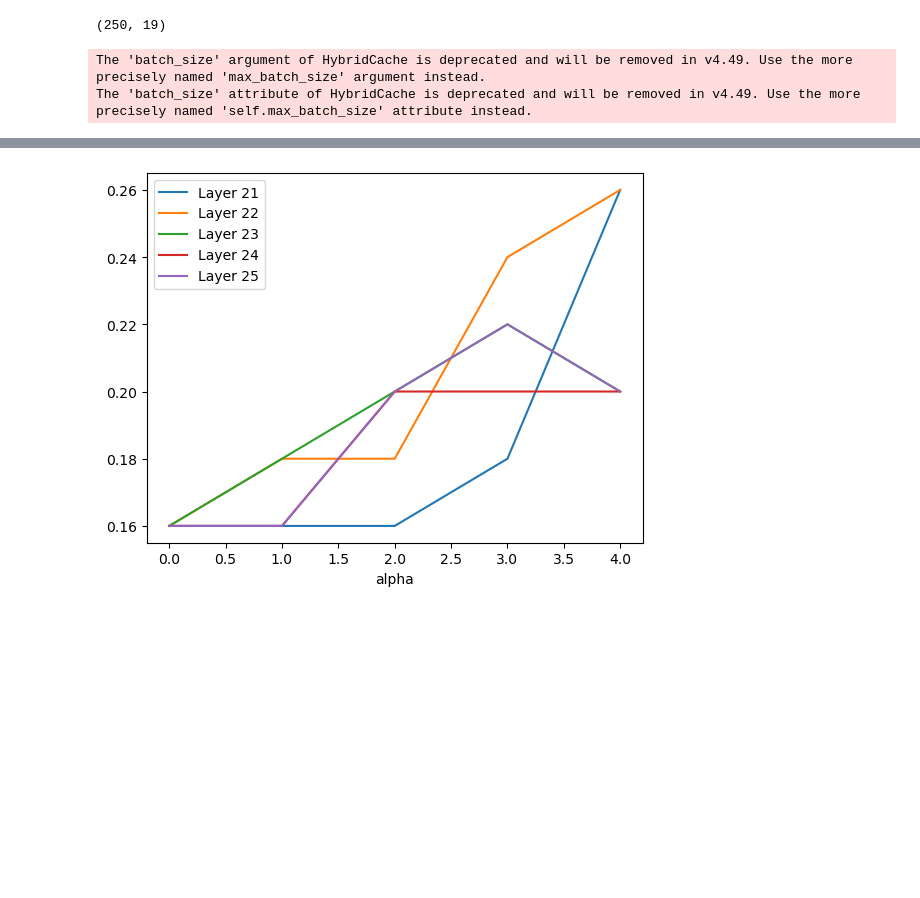
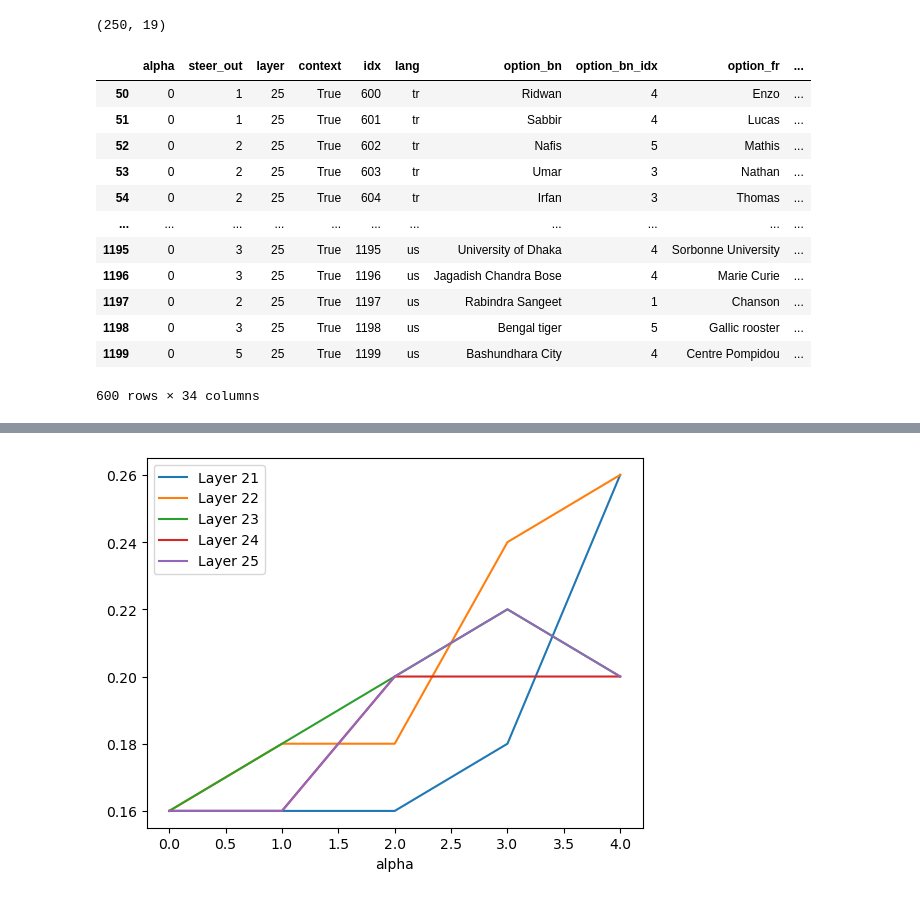
Before and after one commit to BerkeArgin/llm-localization, a Jupyter notebook: analysis.ipynb, the cells around one changed output, grey strips where cells are left out. Cells and saved outputs as stored; diff of their text form; code cells hidden in the pictures; blank space fills up the shorter version.

```diff
--- a/analysis.ipynb
+++ b/analysis.ipynb
@@ -247,7 +247,7 @@ from tqdm import tqdm
 batch_size = 64
 
 folder = "caa/gemma2_9b_it_shuffle"
-filename = "heldout_uni_trans_o1"
+filename = "heldout_uni_trans_o1_minus"
 
 lang_to_test = ["tr", "fr", "ru", "bn", "en"]
 tasks_to_test = ["names", "cities", "o1"]
@@ -255,7 +255,7 @@ tasks_to_test = ["names", "cities", "o1"]
 layers = [21,22,23,24,25,26,27]# + [15,16,17,18,19,20,28,29,30]
 #layers = [21]
 
-alphas = [1, 2, 3, 4]
+alphas = [-4,-3,-2,-1]
 #alphas = [2]
 
 #alphas = [0]
@@ -294,9 +294,6 @@ for task in tasks_to_test:
                             pass
 
 pd.to_pickle(outputs, f"{folder}/{filename}.pkl")
-# %% [output]
-The 'batch_size' argument of HybridCache is deprecated and will be removed in v4.49. Use the more precisely named 'max_batch_size' argument instead.
-The 'batch_size' attribute of HybridCache is deprecated and will be removed in v4.49. Use the more precisely named 'self.max_batch_size' attribute instead.
 # %%
 from tqdm import tqdm
 
@@ -318,11 +315,31 @@ steer_df = pd.DataFrame(new_rows)
 steer_df.drop(columns=["steer_prob"], inplace=True)
 
 steer_df.to_csv(f"{folder}/{filename}.csv", index=False)
-# %%
-files_to_load = ["caa/gemma2_9b_it_shuffle/heldout_uni_trans_o1.csv"]
-dfs = [pd.read_csv(f) for f in files_to_load]
-steer_df = pd.concat(dfs)
-idx_list = steer_df["idx"].unique()
+# %%
+vector_renaming = {"enmicro": "per-culture (en)",
+                   "transmicro": "per-culture (translated)",
+                   "names": "names (en)",
+                   "enuniversal_loo": "held-out universal (en)",
+                   "transuniversal_loo": "held-out universal (translated)",
+                   "transuniversal": "universal (translated)",
+                   "enuniversal": "universal (en)"}
+
+
+files = {
+    "held-out universal (translated)": ["heldout_uni_trans_o1", "heldout_uni_trans_o1_minus"],
+    "per-culture (translated)": ["perculture_trans_o1"]
+}
+all_dfs = []
+for vec in files:
+    files_to_load = files[vec]
+    dfs = [pd.read_csv(folder+"/"+f+".csv") for f in files_to_load]
+    steer_df = pd.concat(dfs)
+    steer_df["vector"] = vec
+    all_dfs.append(steer_df)
+
+steer_df = pd.concat(all_dfs)
+
+idx_list = steer_df["idx"].unique()
 # %%
 no_steer_df = pd.read_csv(f"caa/gemma2_9b_it_shuffle/nosteer.csv").query("idx in @idx_list")
 dfs = []
@@ -346,0 +371,25 @@ steer_df["local_ans"] = steer_df.apply(lambda x: x[f"ans_in_{x['lang']}"], axis=
+# %%
+hinted = pd.read_csv("caa/gemma2_9b_it_shuffle/nosteer.csv").query("context")
+for i in ["tr", "fr", "ru", "bn", "us"]:
+    hinted[f"ans_in_{i}"] = (hinted["steer_ans_type"]).apply(lambda x: 1 if x==i else 0)
+
+lang_to_type = {"French":"fr", "Turkish":"tr", "Russian":"ru", "Bengali":"bn", "English":"us"}
+hinted["lang"] = hinted["lang"].apply(lambda x: lang_to_type[x])
+
+hinted["local_ans"] = hinted.apply(lambda x: x[f"ans_in_{x['lang']}"], axis=1)
+# %%
+hinted
+# %% [output]
+|  | alpha | steer_out | layer | context | idx | lang | option_bn | option_bn_idx | option_fr | ... |
+| 50 | 0 | 1 | 25 | True | 600 | tr | Ridwan | 4 | Enzo | ... |
+| 51 | 0 | 1 | 25 | True | 601 | tr | Sabbir | 4 | Lucas | ... |
+| 52 | 0 | 2 | 25 | True | 602 | tr | Nafis | 5 | Mathis | ... |
+| 53 | 0 | 2 | 25 | True | 603 | tr | Umar | 3 | Nathan | ... |
+| 54 | 0 | 2 | 25 | True | 604 | tr | Irfan | 3 | Thomas | ... |
+| ... | ... | ... | ... | ... | ... | ... | ... | ... | ... | ... |
+| 1195 | 0 | 3 | 25 | True | 1195 | us | University of Dhaka | 4 | Sorbonne University | ... |
+| 1196 | 0 | 3 | 25 | True | 1196 | us | Jagadish Chandra Bose | 4 | Marie Curie | ... |
+| 1197 | 0 | 2 | 25 | True | 1197 | us | Rabindra Sangeet | 1 | Chanson | ... |
+| 1198 | 0 | 3 | 25 | True | 1198 | us | Bengal tiger | 5 | Gallic rooster | ... |
+| 1199 | 0 | 5 | 25 | True | 1199 | us | Bashundhara City | 4 | Centre Pompidou | ... |
+600 rows × 34 columns
```
Also changed, not shown: parts of 5 cells of this notebook.
